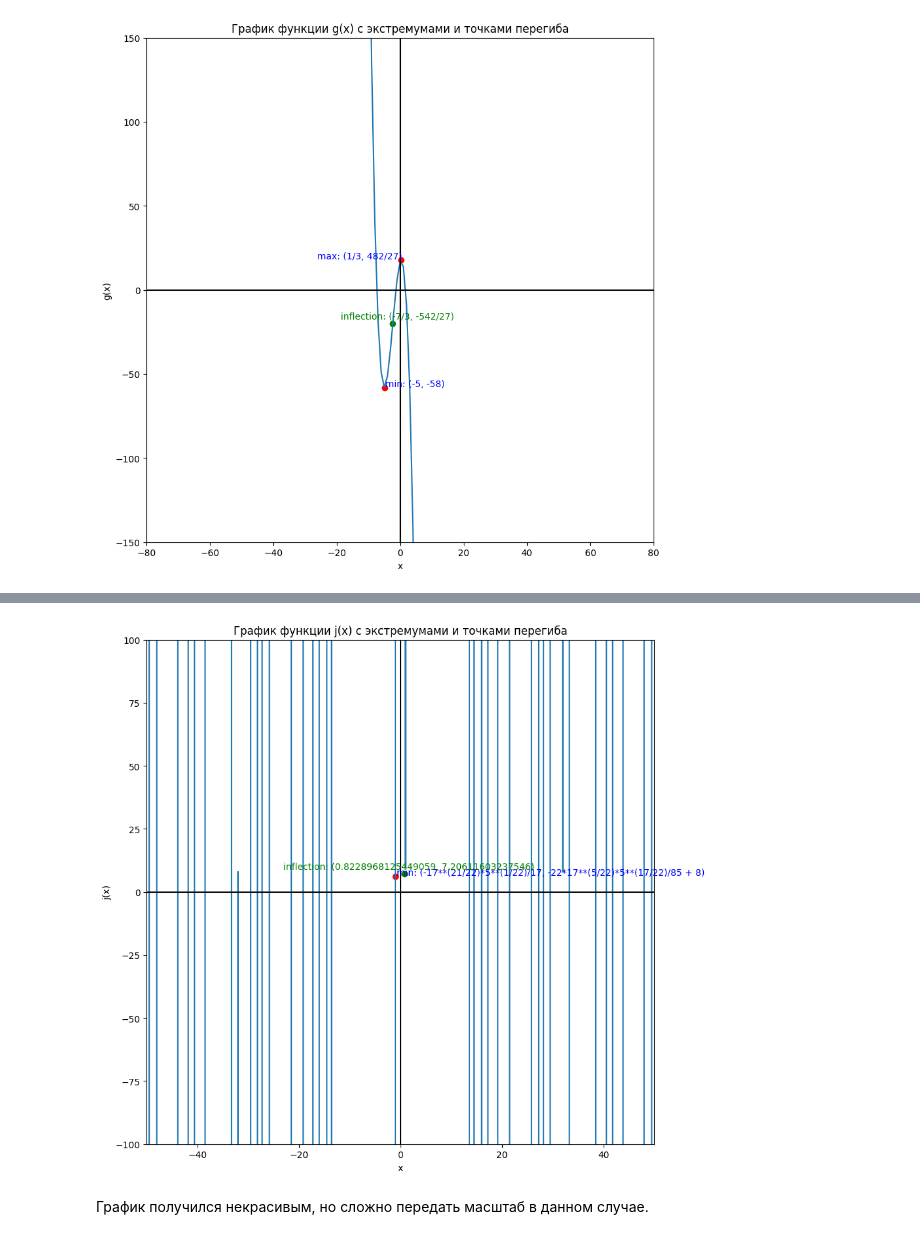
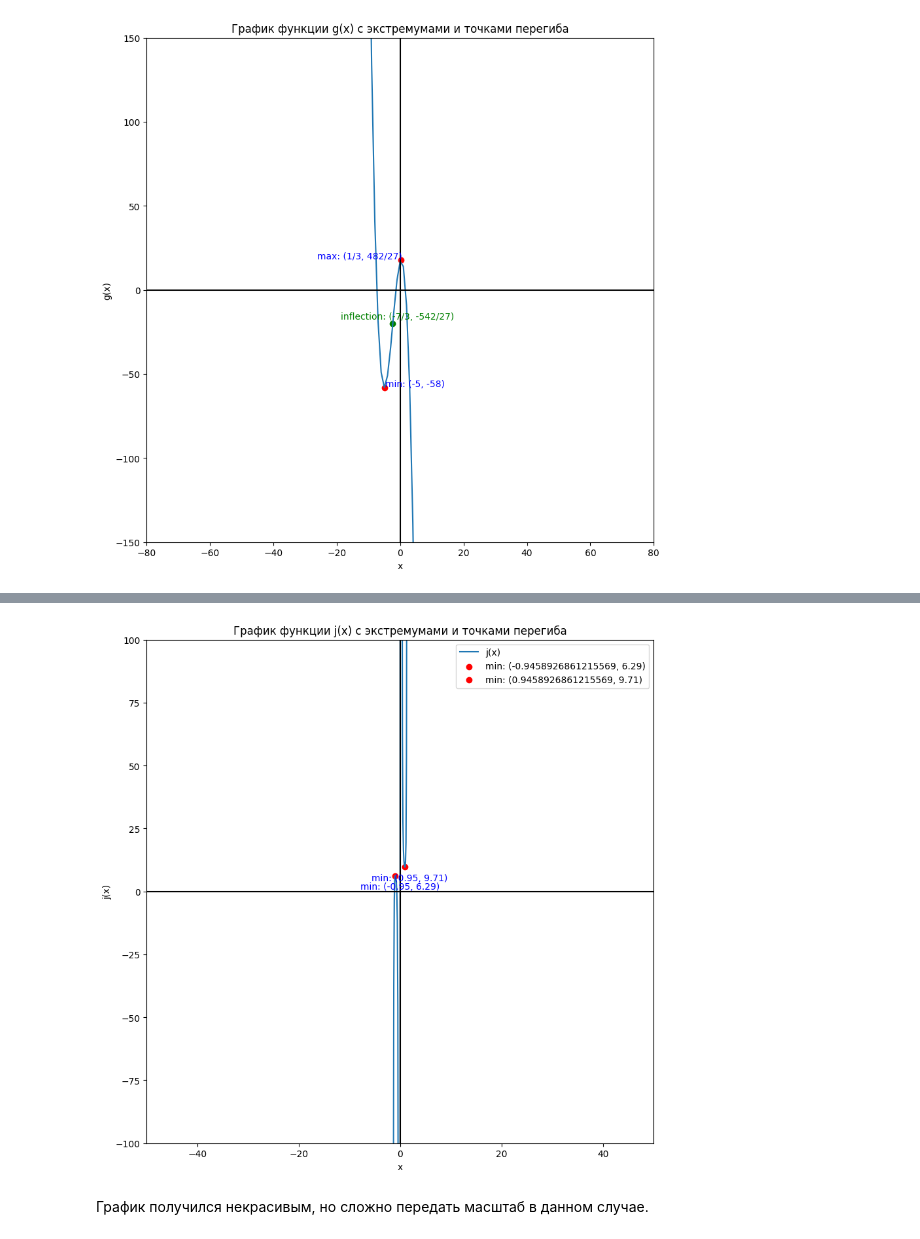
Before and after one commit to VladislavTokarev02/AI_ML_homework, a Jupyter notebook: Hometasks/Base/AI_HW2_GD_base.ipynb, the cells around one changed output, grey strips where cells are left out. Saved outputs shown, nothing was run; the diff lists cells and outputs as text; code cells hidden in the pictures.

```diff
--- a/Hometasks/Base/AI_HW2_GD_base.ipynb
+++ b/Hometasks/Base/AI_HW2_GD_base.ipynb
@@ -38,7 +38,7 @@ def f(x):
 def g(x):
   return -x**3 - 7*x**2 + 5*x +17
 def h(x):
-  return x**2 - 1/(x+1e-8) #искусcтвенно добавил для корректного отображения графика
+  return x**2 - 1/x
 def j(x):
   return 1/x**5 + x**17 + 8
 # %%
@@ -287,64 +319,65 @@ plt.show()
 [figure]
 # %%
 def j(x):
-  return 1/(x**5+1e-10) + x**17 + 8
+    return 1 / (x**5) + x**17 + 8
+
+x_values = np.linspace(-50, 50, 1000)
+j_values = [j(x) for x in x_values]
 
 
-
-x_values = [x for x in np.arange(-300, 300, 1)]
-j_values = [j(x) for x in x_values]
-
-plt.figure(figsize = (10, 10))
-plt.plot(x_values, j_values)
+plt.figure(figsize=(10, 10))
+plt.plot(x_values, j_values, label="j(x)")
 
 plt.xlim([-50, 50])
 plt.ylim([-1e2, 1e2])
-plt.axvline(x=0, c = 'black')
-plt.axhline(y=0, c = 'black')
+plt.axvline(x=0, color='black', linestyle='solid')
+plt.axhline(y=0, color='black', linestyle='solid')
 
-plt.title('График функции j(x) c экстремумами и точками перегиба')
+plt.title('График функции j(x) с экстремумами и точками перегиба')
 
-print(h_x)
-x_min = list(j_x.keys())[0]
-#x_min = x_min.real()
-y_min = list(j_x.values())[0]
-#y_min = y_min.real()
-print(f"точка минимума и ёё значение: {x_min}, {y_min}")
-
-plt.scatter(x_min, y_min, color = 'red')
+x = sp.Symbol('x', real=True)
+j_sym = 1 / (x**5) + x**17 + 8
 
 
-#для минимума
-plt.annotate(f"min: ({x_min}, {y_min})",
-             (x_min, y_min),
-             textcoords="offset points",
-             xytext=(1, 1),
-             ha="left",
-             color="blue")
+j_prime = sp.diff(j_sym, x)
+j_double_prime = sp.diff(j_prime, x)
+
+# Нахождение критических точек (экстремумы)
+critical_points = sp.solveset(j_prime, x, domain=sp.S.Reals)
+critical_points = [float(sp.re(c.evalf())) for c in critical_points if c.is_real]
+
+# Нахождение значений функции в точках экстремума
+extrema = {c: j(c) for c in critical_points}
+
+# Нахождение точек перегиба
+inflection_points = sp.solveset(j_double_prime, x, domain=sp.S.Reals)
+inflection_points = [float(sp.re(i.evalf())) for i in inflection_points if i.is_real]
+
+inflection_values = {i: j(i) for i in inflection_points}
+
+# Отображение точек экстремумов
+for x_min, y_min in extrema.items():
+    plt.scatter(x_min, y_min, color='red', label=f"min: ({x_min}, {y_min:.2f})")
+    plt.annotate(f"min: ({x_min:.2f}, {y_min:.2f})",
+                 (x_min, y_min),
+                 textcoords="offset points",
+                 xytext=(5, -15),
+                 ha="center",
+                 color="blue")
 
 
+for x_infl, y_infl in inflection_values.items():
+    plt.scatter(x_infl, y_infl, color='green', label=f"inflection: ({x_infl}, {y_infl:.2f})")
+    plt.annotate(f"inflection: ({x_infl:.2f}, {y_infl:.2f})",
+                 (x_infl, y_infl),
+                 textcoords="offset points",
+                 xytext=(5, 5),
+                 ha="center",
+                 color="green")
 
-print(j_x_infl)
-x_infl = list(j_x_infl.keys())[0]
-x_infl = float(sp.re(x_infl.evalf()))
-y_infl = list(j_x_infl.values())[0]
-y_infl = float(sp.re(y_infl.evalf())) #помог gpt, нужно было избавиться от мнимой части и оставить только действительную
-print(x_infl)
-print(y_infl)
-
-plt.scatter(x_infl, y_infl, color = 'green')
-
-#для точки перегиба
-plt.annotate(f"inflection: ({x_infl}, {y_infl})",
-             (x_infl, y_infl),
-            textcoords="offset points",
-             xytext=(5, 5),
-             ha="center",
-             color = 'green')
-
-
+# Настройка графика
 plt.xlabel('x')
 plt.ylabel('j(x)')
-
+plt.legend(loc="best")
 plt.show()
 # %% [output]
@@ -356,4 +384,4 @@ plt.show()
-[figure, old version]
+[figure, new version]
 # %% [markdown]
 График получился некрасивым, но сложно передать масштаб в данном случае.
 # %% [markdown]
```
Also changed, not shown: parts of 9 cells of this notebook.
